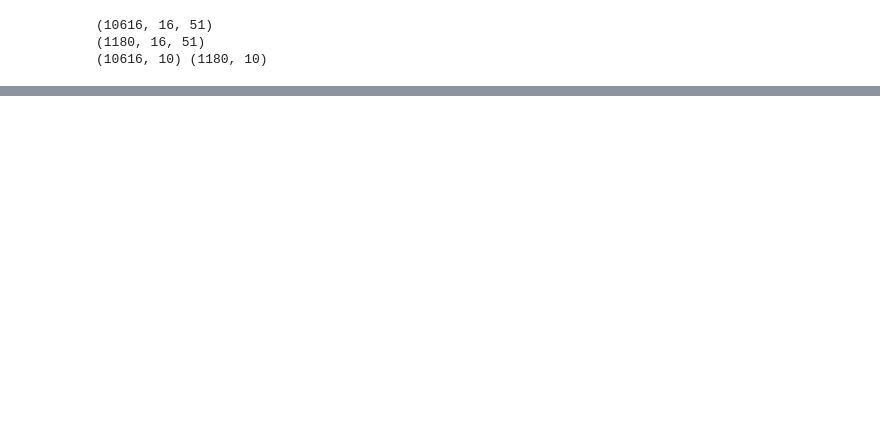
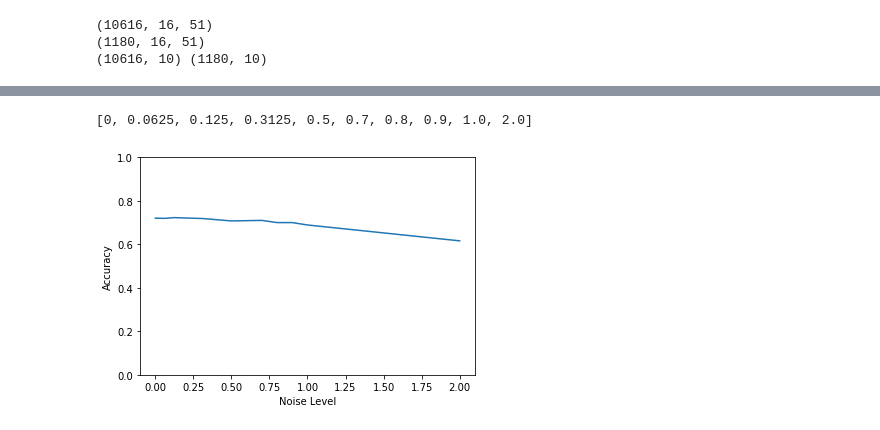
Before and after one commit to vijfhoek/deeplearning, a Jupyter notebook: main.ipynb, the cells around one changed output, grey strips where cells are left out. Drawn from its saved outputs; the diff is of its cells as text; code cells hidden in the pictures; blank space fills up the shorter version.

```diff
--- a/main.ipynb
+++ b/main.ipynb
@@ -266,2 +229,12 @@ IndexError: index 43 is out of bounds for axis 1 with size 16
+# %%
+print(std_levels)
+plt.plot(std_levels, percentages)
+plt.ylim((0.0, 1.0))
+plt.xlabel("Noise Level")
+plt.ylabel("Accuracy")
+plt.show()
+# %% [output]
+[0, 0.0625, 0.125, 0.3125, 0.5, 0.7, 0.8, 0.9, 1.0, 2.0]
+[figure, added]
 # %%
 model.save("99accuracy.h5")
```
Also changed, not shown: parts of 12 cells of this notebook.
